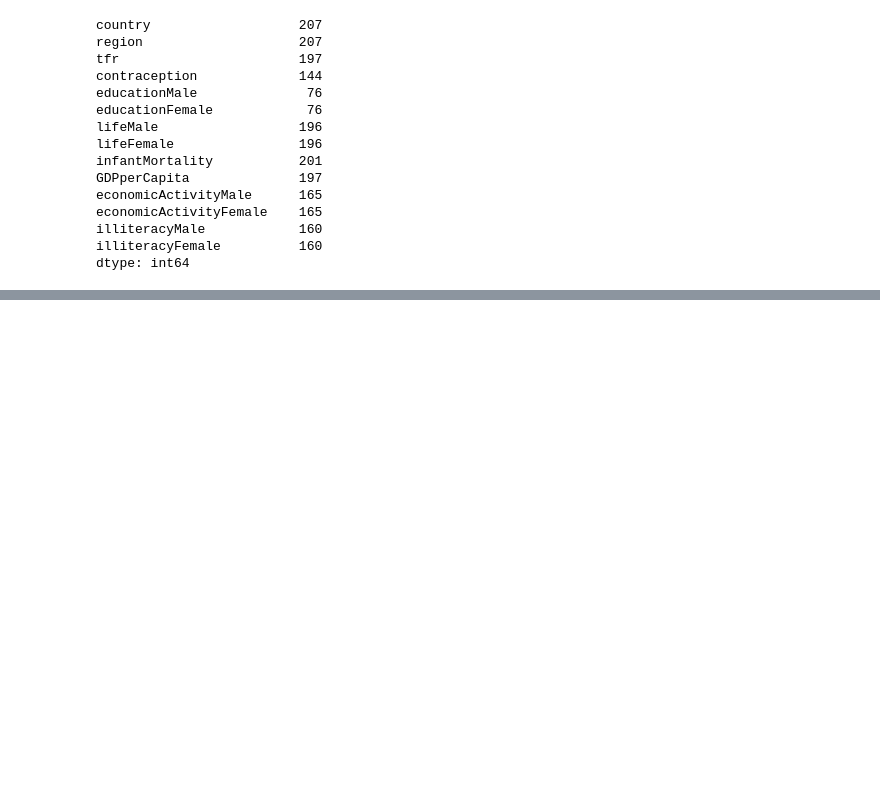
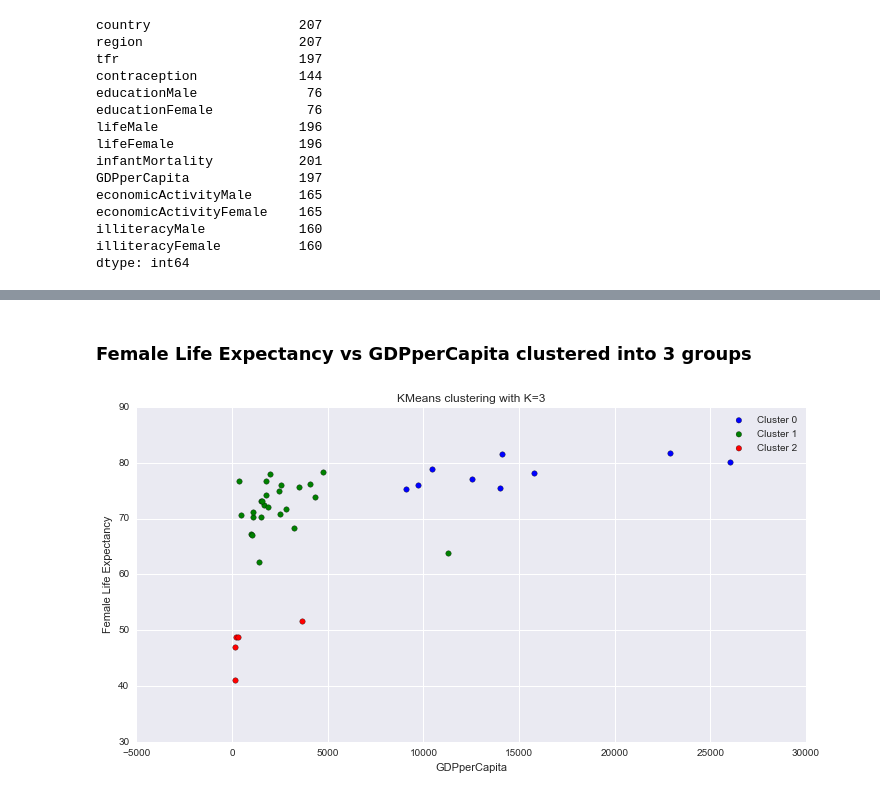
Before and after one commit to danielstallworthmit/thinkful, a Jupyter notebook: datascience/predict/K-Means Clustering.ipynb, the cells around one changed output, grey strips where cells are left out. Cells and saved outputs as stored; diff of their text form; code cells hidden in the pictures; blank space fills up the shorter version.

```diff
--- a/datascience/predict/K-Means Clustering.ipynb
+++ b/datascience/predict/K-Means Clustering.ipynb
@@ -78,0 +107,18 @@ IndexError: arrays used as indices must be of integer (or boolean) type
+# %% [markdown]
+### Female Life Expectancy vs GDPperCapita clustered into 3 groups
+# %%
+fig = plt.figure(figsize=(12,6))
+ax = fig.add_subplot(111)
+clr = ['b','g','r','c','m','y','k']
+for i in range(K[kIdx]):
+    ind = (cIdx[kIdx]==i)
+    ax.scatter(undata[['GDPperCapita']][ind],undata[['lifeFemale']][ind], s=30, c=clr[i], label='Cluster %d'%i)
+
+plt.xlabel('GDPperCapita')
+plt.ylabel('Female Life Expectancy')
+plt.title('KMeans clustering with K=%d' % K[kIdx])
+plt.legend()
+
+plt.show()
+# %% [output]
+[figure, added]
```
Also changed, not shown: parts of 14 cells of this notebook, 1 other file.
